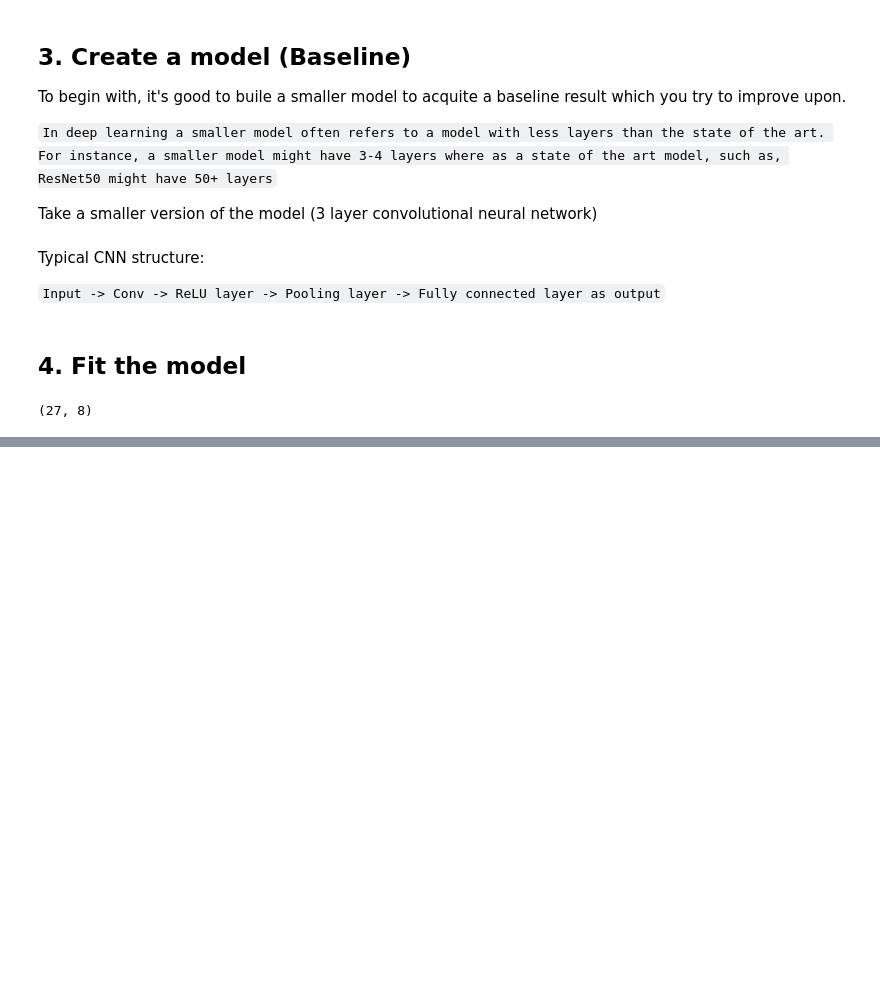
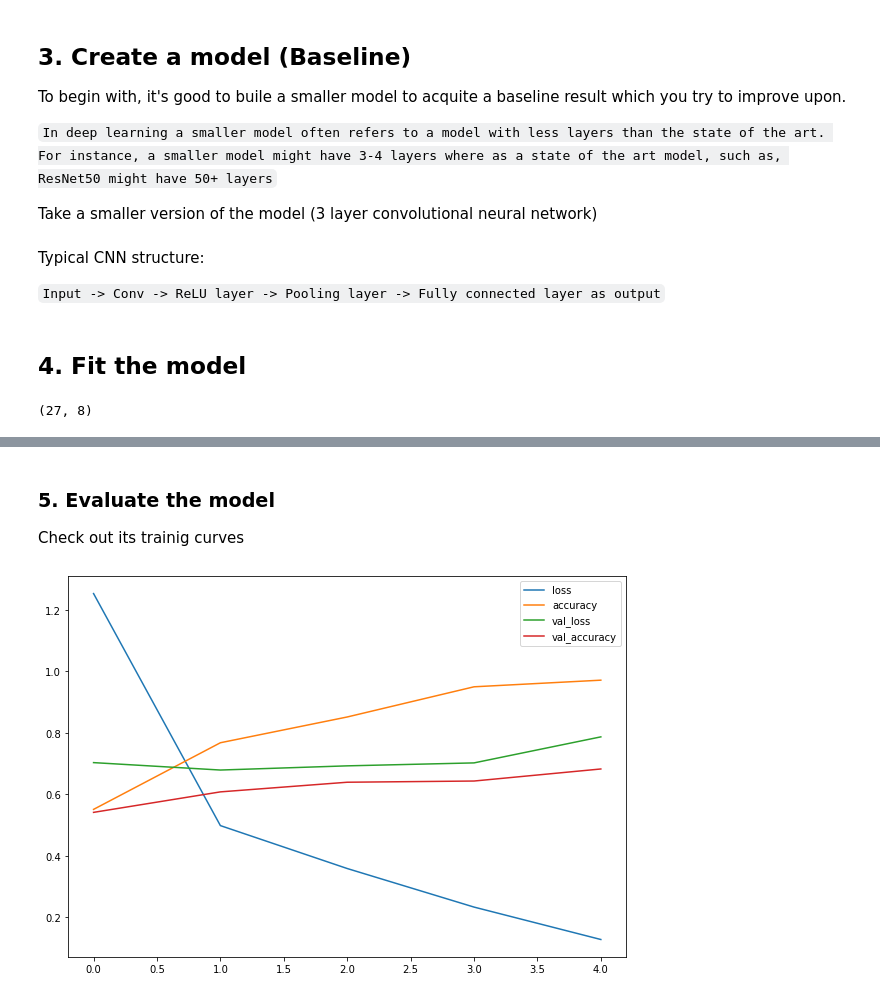
Before and after one commit to charles01george/02_Humans_or_Not, a Jupyter notebook: 02_Humans_or_Not_Humans.ipynb, the cells around one changed output, grey strips where cells are left out. Saved outputs shown, nothing was run; the diff lists cells and outputs as text; code cells hidden in the pictures; blank space fills up the shorter version.

```diff
--- a/02_Humans_or_Not_Humans.ipynb
+++ b/02_Humans_or_Not_Humans.ipynb
@@ -199,7 +208,7 @@ len(train_data), len(test_data)
 # %%
 # Fit the model
 history_0 = model_0.fit(train_data,
-                        epochs=10,
+                        epochs=5,
                         steps_per_epoch=len(train_data), # number of batches a model will go through per epoch
                         validation_data=test_data,
                         validation_steps=len(test_data))
@@ -226,0 +226,10 @@ Epoch 10/10
+# %% [markdown]
+### 5. Evaluate the model
+
+Check out its trainig curves
+# %%
+# Plot the training curves
+import pandas as pd
+pd.DataFrame(history_0.history).plot(figsize=(10, 7));
+# %% [output]
+[figure, added]
```
Also changed, not shown: parts of 24 cells of this notebook.
